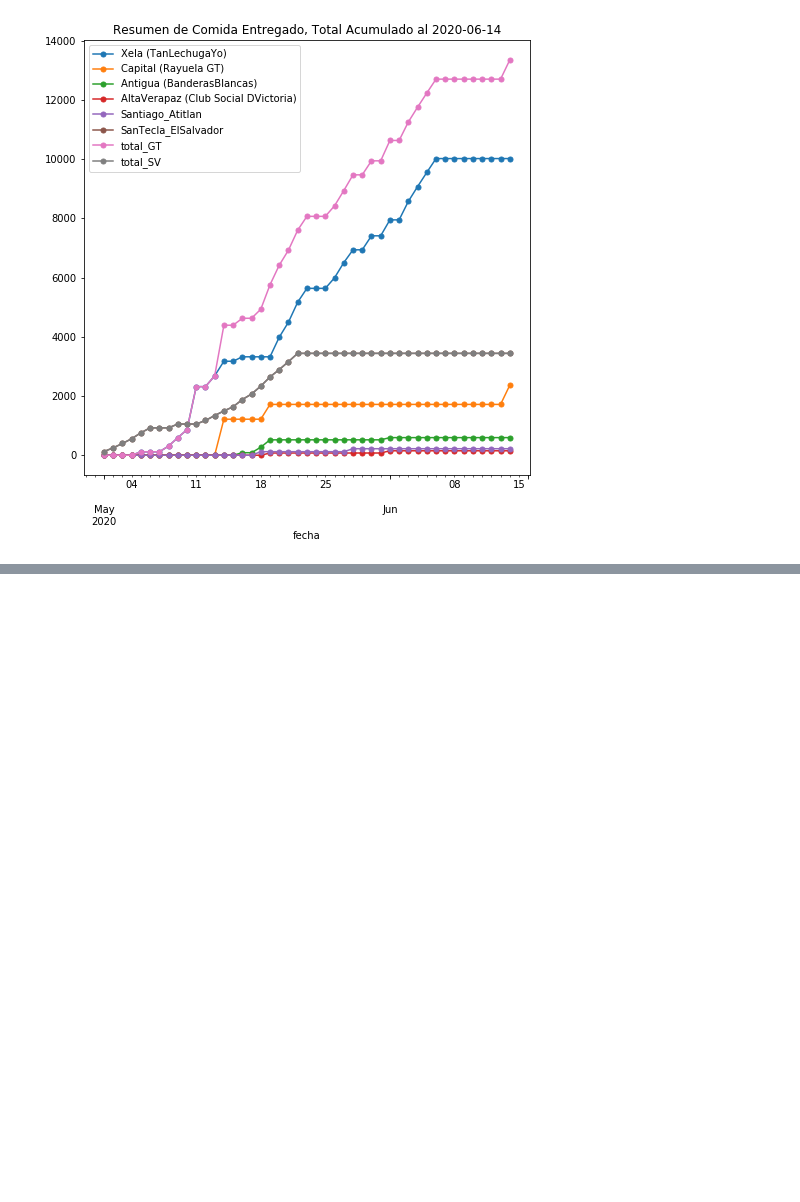
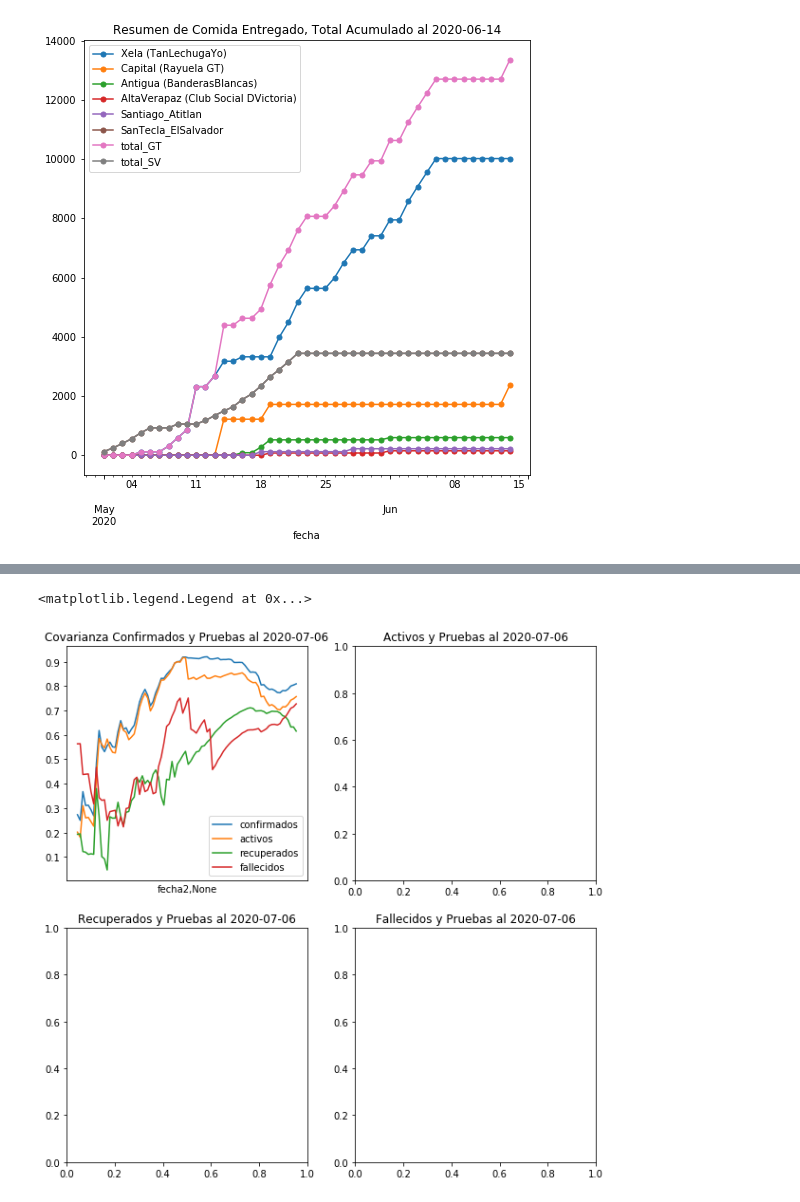
Before and after one commit to ncovgt2020/ncovgt2020, a Jupyter notebook: scripts/analisis_basico_casos.ipynb, the cells around one changed output, grey strips where cells are left out. Drawn from its saved outputs; the diff is of its cells as text; code cells hidden in the pictures; blank space fills up the shorter version.

```diff
--- a/scripts/analisis_basico_casos.ipynb
+++ b/scripts/analisis_basico_casos.ipynb
@@ -168,0 +179,28 @@ pruebas         0.815775     0.607779    0.716782  0.765106  1.000000
+# %%
+fecha_inicio = reversed_cumsum.index.tolist()[0]
+fecha_fin = reversed_cumsum.index.tolist()[-1]
+idx = pd.IndexSlice
+
+fig5 = plt.figure(figsize=(10,10))
+fig5ax1 = fig5.add_subplot(2,2,1)
+fig5ax2 = fig5.add_subplot(2,2,2)
+fig5ax3 = fig5.add_subplot(2,2,3)
+fig5ax4 = fig5.add_subplot(2,2,4)
+
+fig5ax1.set_title('Covarianza Confirmados y Pruebas al {}'.format(reversed_cumsum.index.tolist()[-1].strftime('%Y-%m-%d')))
+fig5ax2.set_title('Activos y Pruebas al {}'.format(reversed_cumsum.index.tolist()[-1].strftime('%Y-%m-%d')))
+fig5ax3.set_title('Recuperados y Pruebas al {}'.format(reversed_cumsum.index.tolist()[-1].strftime('%Y-%m-%d')))
+fig5ax4.set_title('Fallecidos y Pruebas al {}'.format(reversed_cumsum.index.tolist()[-1].strftime('%Y-%m-%d')))
+fig5ax1.set_yticks(np.arange(0,1,0.1))
+fig5ax1.set_xticks([])
+fig5ax1.set_xticks(reversed_cumsum.index.tolist())
+ventana="30d"
+reversed_cumsum.rolling(ventana).corr().loc[idx[:, 'pruebas'], idx['confirmados']].plot(ax = fig5ax1)
+reversed_cumsum.rolling(ventana).corr().loc[idx[:, 'pruebas'], idx['activos']].plot(ax = fig5ax1)
+reversed_cumsum.rolling(ventana).corr().loc[idx[:, 'pruebas'], idx['recuperados']].plot(ax = fig5ax1)
+reversed_cumsum.rolling(ventana).corr().loc[idx[:, 'pruebas'], idx['fallecidos']].plot(ax = fig5ax1)
+
+fig5ax1.legend(loc="best")
+# %% [output]
+<matplotlib.legend.Legend at 0x...>
+[figure, added]
```
Also changed, not shown: parts of 10 cells of this notebook, 10 other files.
